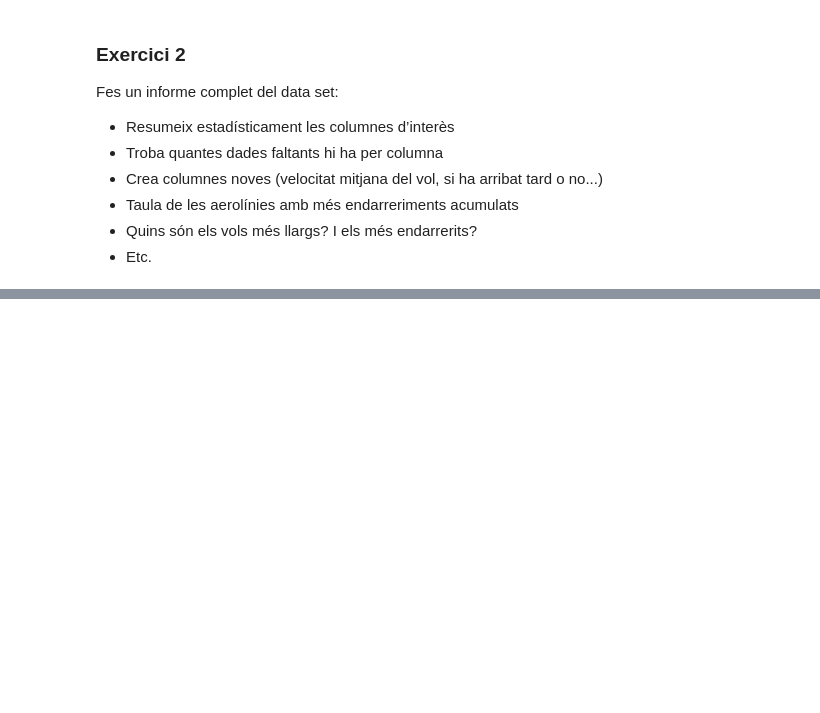
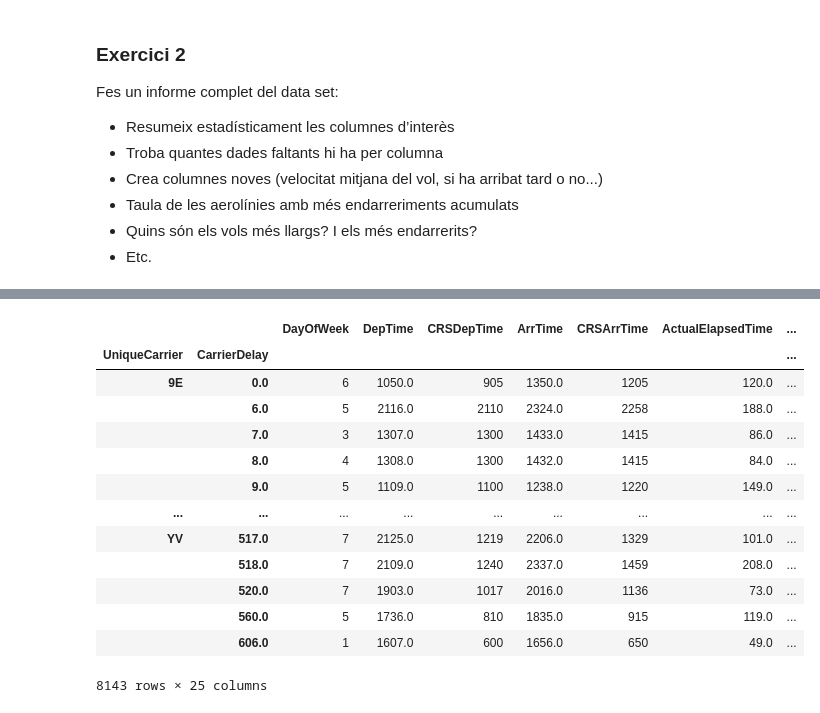
Before and after one commit to davifebdn/estructures_Dataframe, a Jupyter notebook: Data_Science_Sprint_2_T05_Exploració_de_les_dades.ipynb, the cells around one changed output, grey strips where cells are left out. Drawn from its saved outputs; the diff is of its cells as text; code cells hidden in the pictures; blank space fills up the shorter version.

```diff
--- a/Data_Science_Sprint_2_T05_Exploració_de_les_dades.ipynb
+++ b/Data_Science_Sprint_2_T05_Exploració_de_les_dades.ipynb
@@ -214,0 +220,19 @@ df4.head()
+# %%
+#Areolínies amb més endarreriments
+aerolinies = df4.groupby(['UniqueCarrier', 'CarrierDelay'])
+aerolinies.first()
+# %% [output]
+|  |  | DayOfWeek | DepTime | CRSDepTime | ArrTime | CRSArrTime | ActualElapsedTime | ... |
+| UniqueCarrier | CarrierDelay |  |  |  |  |  |  | ... |
+| 9E | 0.0 | 6 | 1050.0 | 905 | 1350.0 | 1205 | 120.0 | ... |
+|  | 6.0 | 5 | 2116.0 | 2110 | 2324.0 | 2258 | 188.0 | ... |
+|  | 7.0 | 3 | 1307.0 | 1300 | 1433.0 | 1415 | 86.0 | ... |
+|  | 8.0 | 4 | 1308.0 | 1300 | 1432.0 | 1415 | 84.0 | ... |
+|  | 9.0 | 5 | 1109.0 | 1100 | 1238.0 | 1220 | 149.0 | ... |
+| ... | ... | ... | ... | ... | ... | ... | ... | ... |
+| YV | 517.0 | 7 | 2125.0 | 1219 | 2206.0 | 1329 | 101.0 | ... |
+|  | 518.0 | 7 | 2109.0 | 1240 | 2337.0 | 1459 | 208.0 | ... |
+|  | 520.0 | 7 | 1903.0 | 1017 | 2016.0 | 1136 | 73.0 | ... |
+|  | 560.0 | 5 | 1736.0 | 810 | 1835.0 | 915 | 119.0 | ... |
+|  | 606.0 | 1 | 1607.0 | 600 | 1656.0 | 650 | 49.0 | ... |
+8143 rows × 25 columns
```
Also changed, not shown: parts of 7 cells of this notebook.
